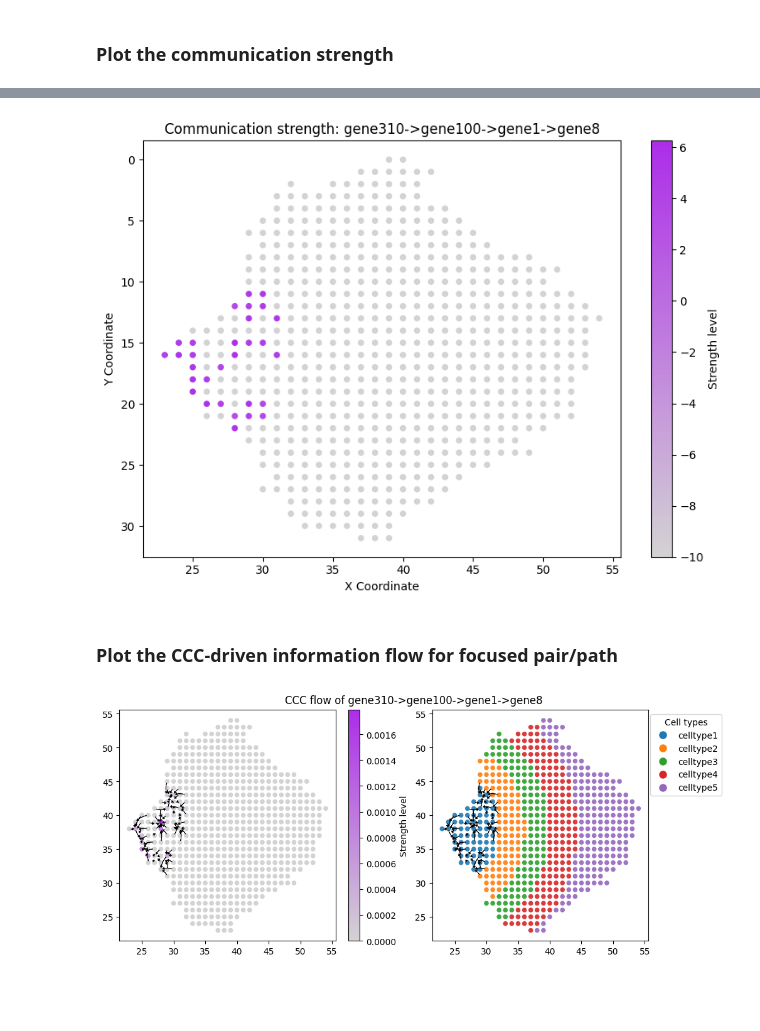
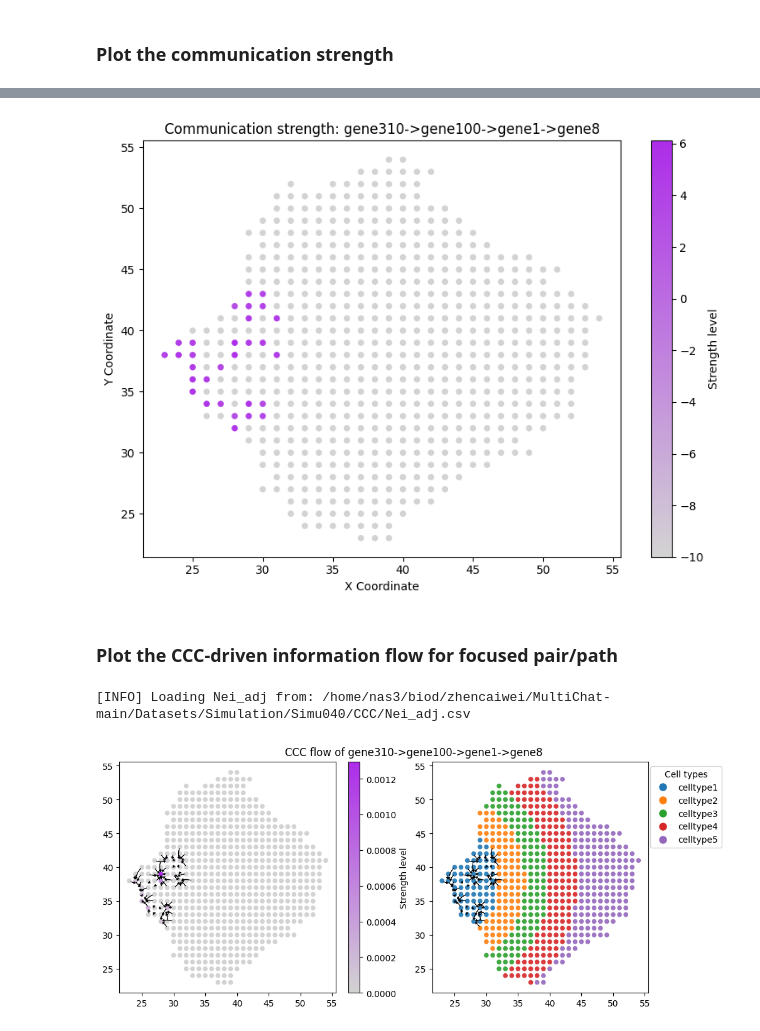
Before and after one commit to zcaiwei/MultiChat, a Jupyter notebook: Tutorial/run_MultiChat_on_Simulation.ipynb, the cells around one changed output, grey strips where cells are left out. Cells and saved outputs as stored; diff of their text form; code cells hidden in the pictures; blank space fills up the shorter version.

Commit message:
Update MultiChat analysis and plotting code

```diff
--- a/Tutorial/run_MultiChat_on_Simulation.ipynb
+++ b/Tutorial/run_MultiChat_on_Simulation.ipynb
@@ -251,13 +254,9 @@ Significant_L->R pairs saved to /home/nas2/biod/zhencaiwei/MultiChat-main/Datase
 # %% [markdown]
 The significant L–R pairs are identified for each target cell type, representing interactions received by the specified cell type.
 # %%
-background_inter_df = MC.tl.load_background_inter(base_path+'Bg_CCC/', file_pattern="LRI_module_strength_run_*.txt")
-sample_inter_df = pd.read_csv(base_path+'CCC/LRI_module_strength.txt', sep='\t', index_col=0)
-cell_clus = pd.read_csv(base_path+'/inputs/celltype_info.txt', header=0, index_col=0, sep="\t")
-sig_LR_pair = pd.read_csv(base_path+'CCC/Significant_LRs.csv', header=0, sep=",")
 sig_LR_pair_celltype = MC.tl.Identify_significant_lr_pairs_celltype(sig_LR_pair, cell_clus, agg_method='mean')
 merged = sample_inter_df.join(cell_clus)
-sample_inter_ct_df = merged.groupby('celltype').mean()
+sample_inter_ct_df = merged.groupby('cell_type').mean()
 sample_inter_ct_df.index.name = None
 vola_LR_pair_celltype, vola_LR_pair_celltype_vscore,vola_LR_pair_celltype_bin,_ = MC.tl.Identify_volatile_lr_pairs_celltype(sample_inter_ct_df, threshold=2.5, method='mad')
 outs_path = base_path+'CCC/Significant_LRs_ct_concat.csv'
@@ -630,14 +599,9 @@ Significant_L->R->TF->TG paths saved to /home/nas2/biod/zhencaiwei/MultiChat-mai
 # %% [markdown]
 **Identify cell-type level significant L-R-TF-TG paths**
 # %%
-cell_clus = pd.read_csv(base_path+'inputs/celltype_info.txt', header=0, index_col=0, sep="\t")
-background_ccc_df = pd.read_csv(base_path+'CCC/L_R_TF_TG/background_cellwise_cascade_results.csv',index_col=0)
-sample_ccc_df = pd.read_csv(base_path+'CCC/L_R_TF_TG/cellwise_cascade_results.csv', sep=',', index_col=0)
-cell_clus = pd.read_csv(base_path+'inputs/celltype_info.txt', header=0, index_col=0, sep="\t")
-sig_path_pair = pd.read_csv(base_path+'CCC/Significant_paths.csv', header=0, sep=",")
 sig_path_pair_celltype = MC.tl.Identify_significant_paths_celltype(sig_path_pair, cell_clus, agg_method='mean')
 merged = sample_ccc_df.join(cell_clus)
-sample_ccc_ct_df = merged.groupby('celltype').mean()
+sample_ccc_ct_df = merged.groupby('cell_type').mean()
 sample_ccc_ct_df.index.name = None
 vola_path_pair_celltype, vola_path_pair_celltype_vscore,vola_path_pair_celltype_bin,_ = MC.tl.Identify_volatile_paths_celltype(sample_ccc_ct_df, threshold=0.2, method='ratio')
 outs_path = base_path+'CCC/Significant_paths_ct_concat.csv'
@@ -656,12 +612,6 @@ sig_path_res_celltype.to_csv(base_path + f'CCC/Significant_paths_res_celltype.cs
 ## Part 3: Visualization
 # %% [markdown]
 ### Plot the communication strength
-# %%
-base_path = '/home/nas2/biod/zhencaiwei/MultiChat-main/Datasets/Simusimp/Simu040/'
-LRI_score = pd.read_csv(base_path + 'CCC/LRI_module_strength.txt', sep='\t', index_col=0)
-ccc = pd.read_csv(base_path + 'CCC/L_R_TF_TG/cellwise_cascade_results.csv',index_col=0)
-cell_clus = pd.read_csv(base_path+'inputs/celltype_info.txt', header=0, index_col=0, sep="\t")
-cell_loc = pd.read_csv(base_path+'inputs/Coord.txt', header=0, index_col=0, sep="\t")
 # %%
 cell_clus.rename(columns={'celltype': 'cell_type'}, inplace=True) # Rename column to 'cell_type' to ensure consistency with downstream analysis functions
 MC.pl.plot_comm_strength(
@@ -676,18 +626,15 @@ MC.pl.plot_comm_strength(
 # %%
 MC.pl.plot_comm_strength(
     comm_item='gene310->gene100->gene1->gene8',
-    comm_score=ccc,
+    comm_score=sample_ccc_df,
     cell_loc=cell_loc,
     cell_clus=cell_clus,
     log_transform=True
 )
 # %% [output]
-[figure, old version]
+[figure, new version]
 # %% [markdown]
 ### Plot the CCC-driven information flow for focused pair/path
-# %%
-Nei_adj = pd.read_csv(base_path + 'CCC/Nei_adj.csv', sep='\t', index_col=None, header=None)
-cell_loc = pd.read_csv(base_path+'inputs/Coord.txt', header=0, index_col=0, sep="\t")
 # %%
 color_map = {
     'celltype1': '#1f77b4',
@@ -702,14 +649,15 @@ coord_df['color'] = cell_clus['cell_type'].map(color_map)
 # %%
 MC.pl.run_plot_communication_double_panel(
     path_name='gene310->gene100->gene1->gene8',
-    Nei_adj=Nei_adj,
+    base_path=base_path,
     cell_clus=cell_clus,
     cell_loc=cell_loc,
     meta_df=coord_df,
     color_map=color_map,
     Sig_path_path=base_path + 'CCC/Significant_paths.csv',
-    ccc=ccc,
+    ccc=sample_ccc_df,
     figpath=None
 )
 # %% [output]
+[INFO] Loading Nei_adj from: /home/nas3/biod/zhencaiwei/MultiChat-main/Datasets/Simulation/Simu040/CCC/Nei_adj.csv
-[figure, old version]
+[figure, new version]
```
Also changed, not shown: parts of 30 cells of this notebook, 7 other files.
